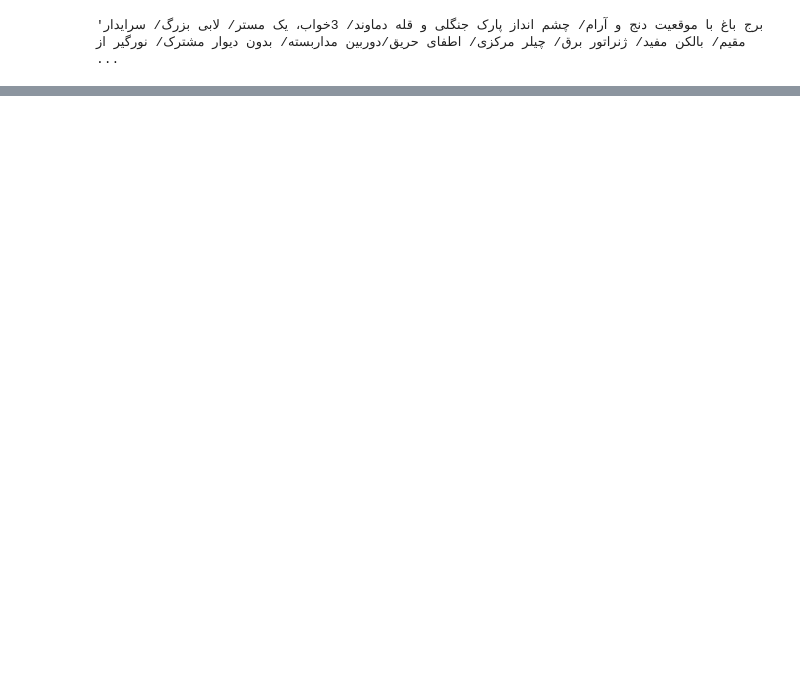
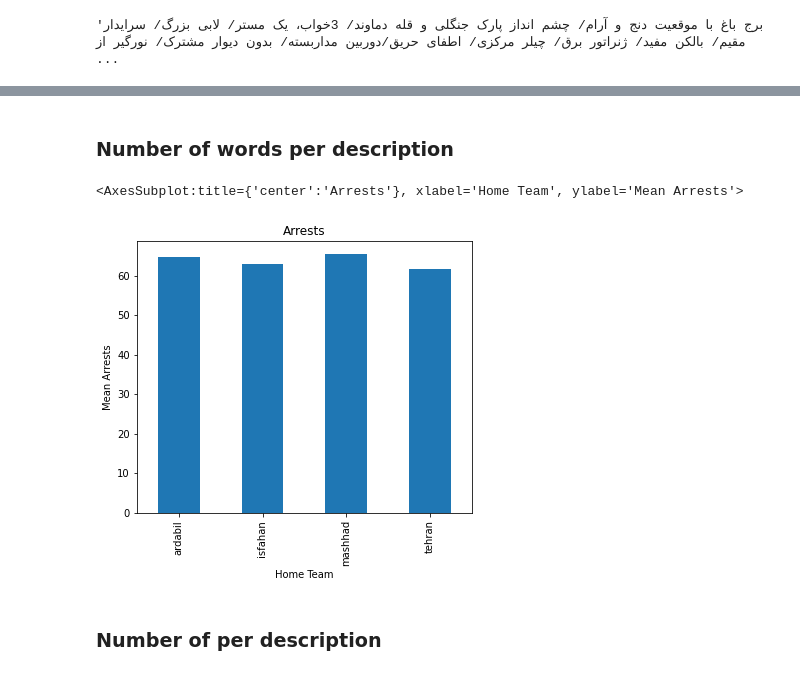
Before and after one commit to arman-aminian/divar-text-exploring, a Jupyter notebook: data exploration.ipynb, the cells around one changed output, grey strips where cells are left out. Cells and saved outputs as stored; diff of their text form; code cells hidden in the pictures; blank space fills up the shorter version.

```diff
--- a/data exploration.ipynb
+++ b/data exploration.ipynb
@@ -130,0 +244,3 @@ posts.Description[1]
+# %%
+normalizer = Normalizer()
+posts.Description = [normalizer.normalize(desc) for desc in tqdm.tqdm(posts.Description)]
@@ -130,0 +256,19 @@ posts.Description[1]
+# %% [markdown]
+### Number of words per description
+# %%
+tokenizer = WordTokenizer(join_verb_parts=False, replace_links=True, replace_numbers=True)
+# %%
+# calculate number of words per description
+posts['n_words'] = posts.Description.apply(
+    lambda desc: len(tokenizer.tokenize(desc))
+)
+# %%
+n_words_per_city = posts.groupby(['city'])['n_words'].mean()
+# %%
+n_words_per_city.plot(kind='bar', title='Arrests', ylabel='Mean Arrests',
+                      xlabel='Home Team', figsize=(6, 5))
+# %% [output]
+<AxesSubplot:title={'center':'Arrests'}, xlabel='Home Team', ylabel='Mean Arrests'>
+[figure, added]
+# %% [markdown]
+### Number of  per description
```
Also changed, not shown: parts of 27 cells of this notebook.
